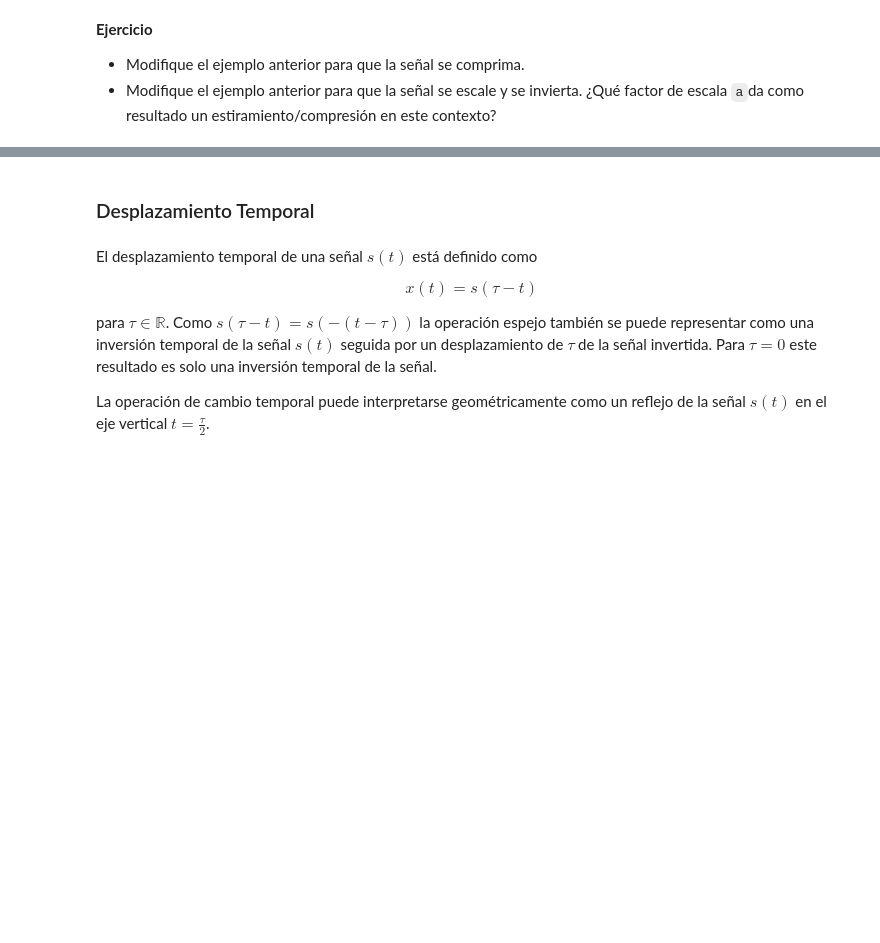
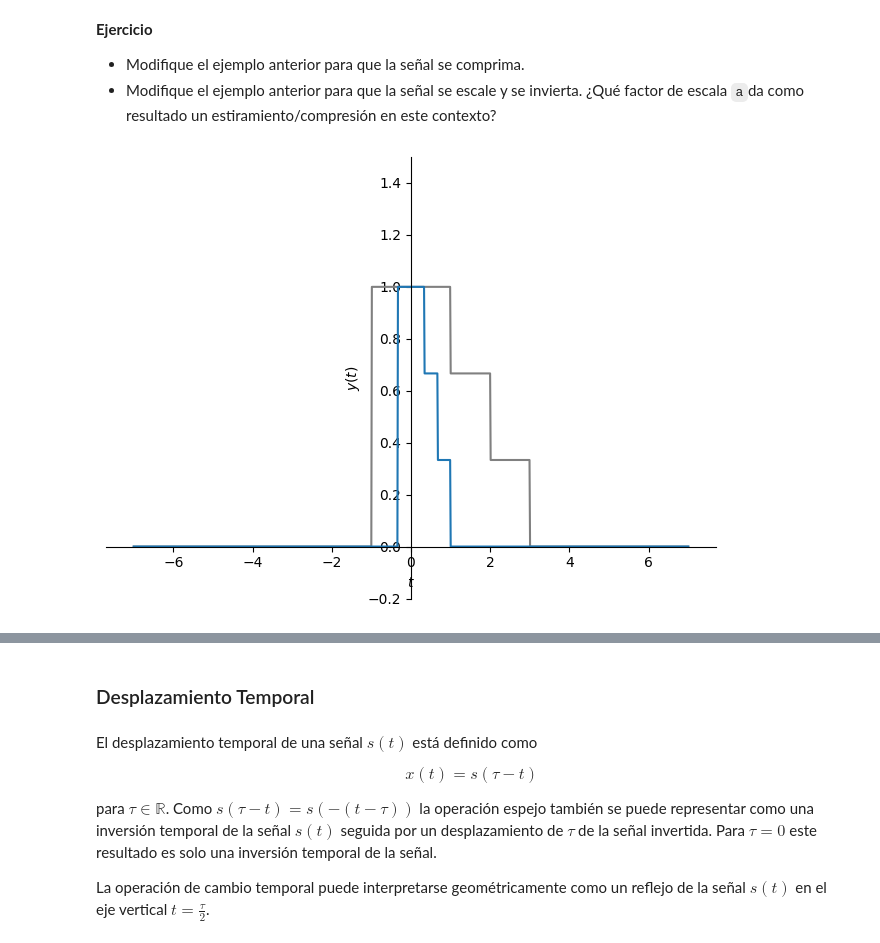
Before and after one commit to dssalazarp/SyS, a Jupyter notebook: Copia_de_Operaciones_de_señales_continuas.ipynb, the cells around one changed output, grey strips where cells are left out. Saved outputs shown, nothing was run; the diff lists cells and outputs as text; code cells hidden in the pictures; blank space fills up the shorter version.

```diff
--- a/Copia_de_Operaciones_de_señales_continuas.ipynb
+++ b/Copia_de_Operaciones_de_señales_continuas.ipynb
@@ -117,3 +117,13 @@ px.show()
 
 * Modifique el ejemplo anterior para que la señal se comprima.
 * Modifique el ejemplo anterior para que la señal se escale y se invierta. ¿Qué factor de escala `a`da como resultado un       estiramiento/compresión en este contexto?
+# %%
+a = sym.symbols('a', real=True)
+y = x.subs(t, a*t)
+
+px = sym.plot(x, (t, -7, 7), ylim=[-0.2, 1.5], ylabel=r'$y(t)$', show=False, line_color='gray')
+py = sym.plot(y.subs(a,3), (t, -7, 7), ylim=[-0.2, 1.5], ylabel=r'$y(t)$', show=False)
+px.extend(py)#se comprime los gráficos sobre una misma figura CON UN VALOR A=3 DONDE A > 0
+px.show()
+# %% [output]
+[figure, added]
```
Also changed, not shown: parts of 5 cells of this notebook.
